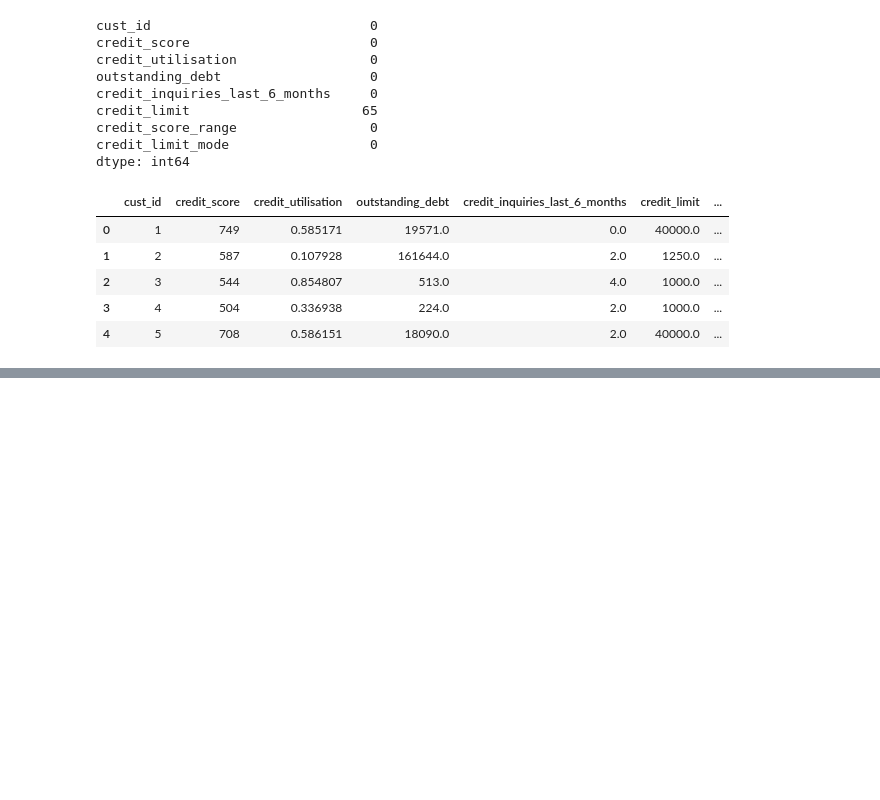
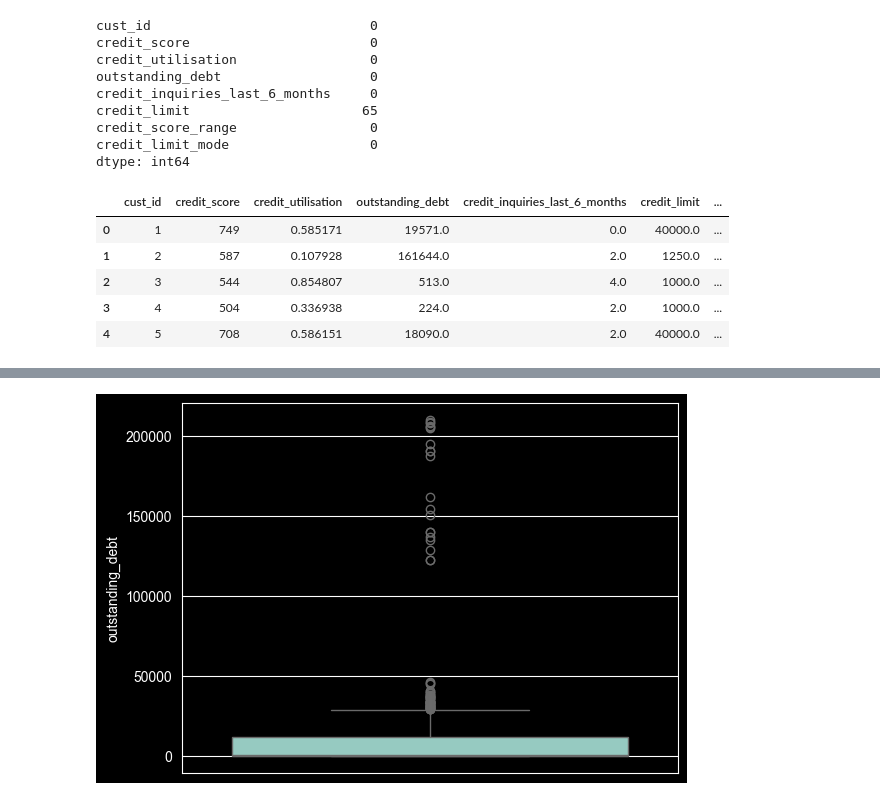
Before and after one commit to RawatXd/AtliQo-Bank-Project, a Jupyter notebook: main.ipynb, the cells around one changed output, grey strips where cells are left out. Saved outputs shown, nothing was run; the diff lists cells and outputs as text; code cells hidden in the pictures; blank space fills up the shorter version.

```diff
--- a/main.ipynb
+++ b/main.ipynb
@@ -589,0 +602,4 @@ df_cs_clean3.head()
+# %%
+sns.boxplot(df_cs_clean3.outstanding_debt)
+# %% [output]
+[figure, added]
```
Also changed, not shown: parts of 7 cells of this notebook.
